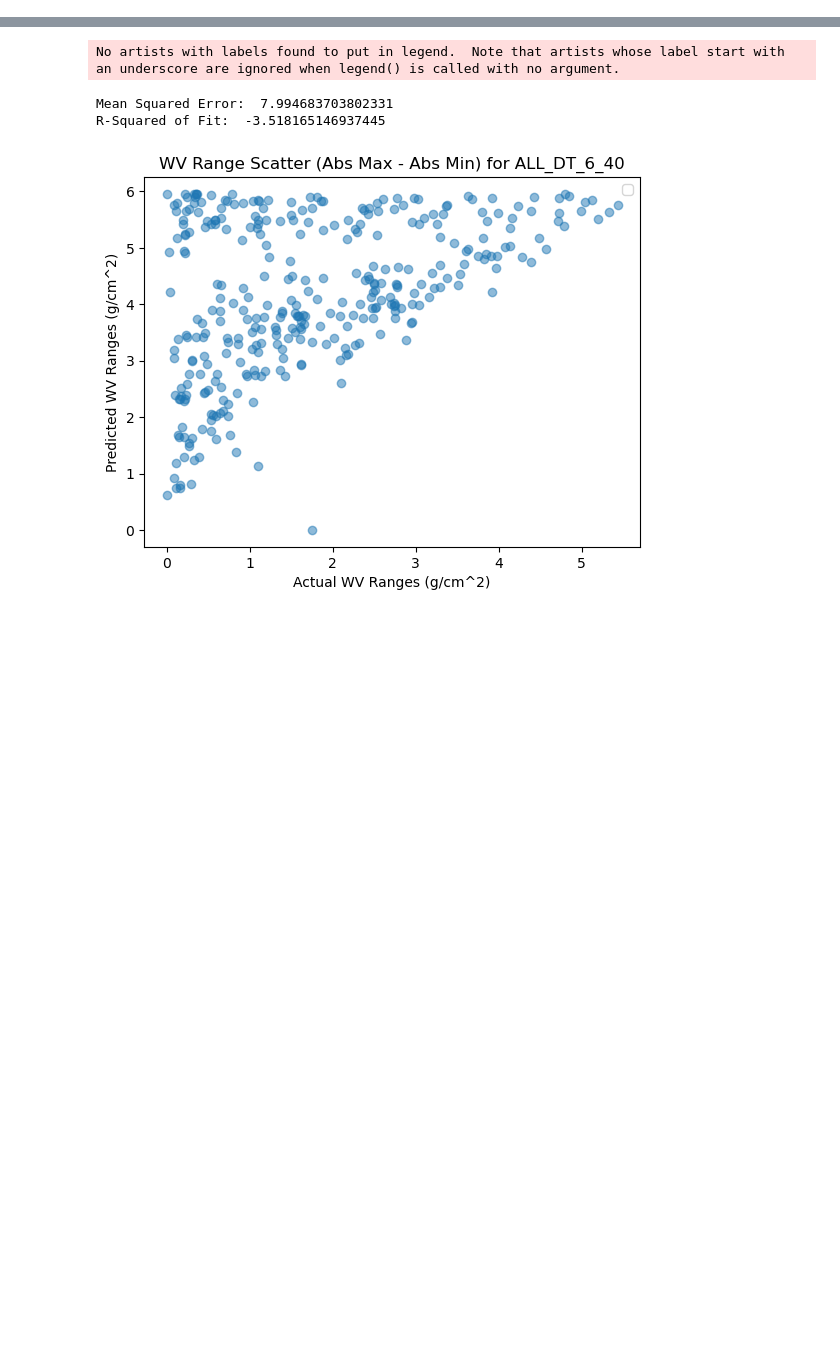
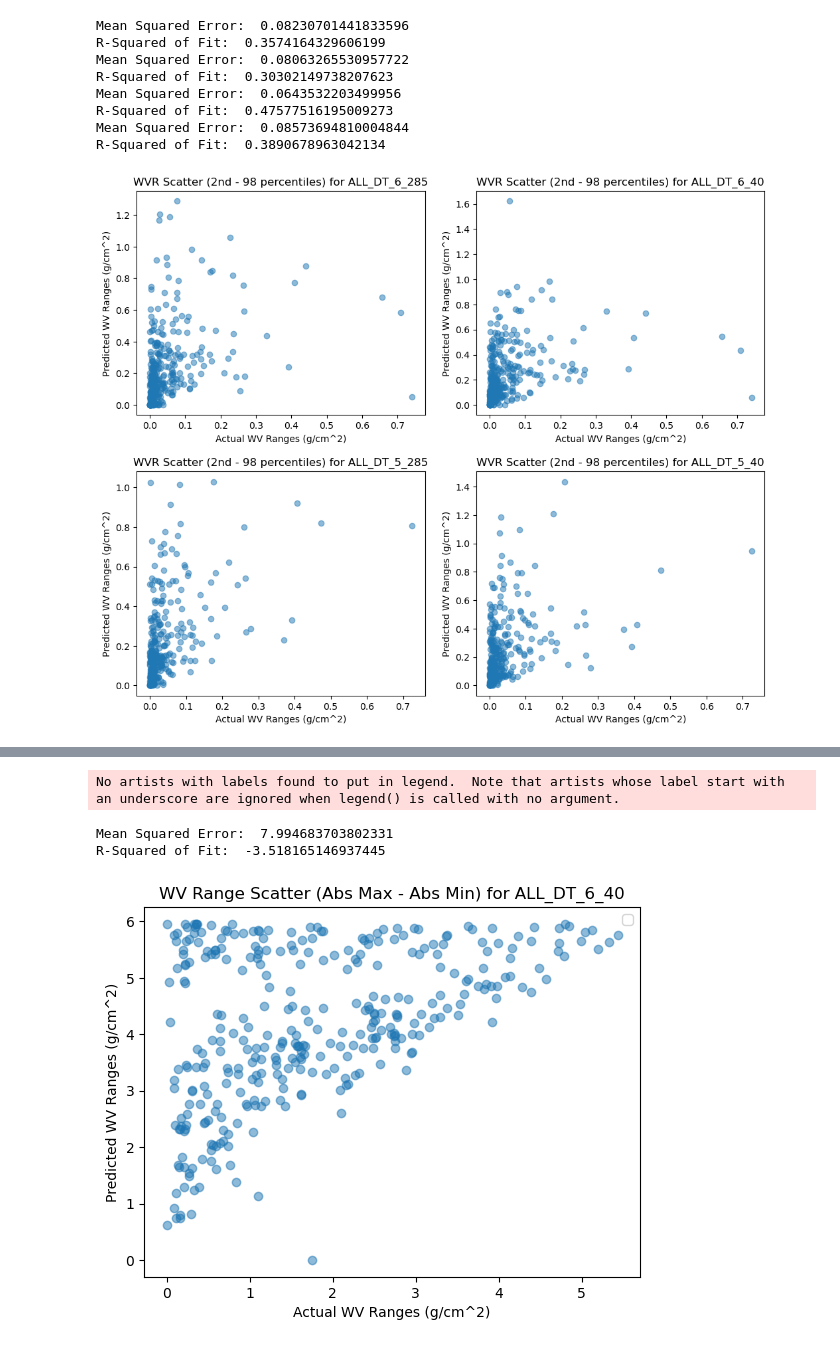
Before and after one commit to varunpatro1/water_vapor_estimation, a Jupyter notebook: full_emit/train_set_1725/range_scatter.ipynb, the cells around one changed output, grey strips where cells are left out. Drawn from its saved outputs; the diff is of its cells as text; code cells hidden in the pictures; blank space fills up the shorter version.

```diff
--- a/full_emit/train_set_1725/range_scatter.ipynb
+++ b/full_emit/train_set_1725/range_scatter.ipynb
@@ -18,0 +25,21 @@ import analysis.train_data_analysis
+# %%
+fnames_dt = ['../../../model_results/train_set_1725/first_run/all_dt_6_285.npz', '../../../model_results/train_set_1725/first_run/all_dt_6_40.npz', '../../../model_results/train_set_1725/first_run/all_dt_5_285.npz', \
+         '../../../model_results/train_set_1725/first_run/all_dt_5_40.npz']
+
+fnames_rf = ['../../../model_results/train_set_1725/first_run/all_rf_6_285.npz', '../../../model_results/train_set_1725/first_run/all_rf_6_40.npz', '../../../model_results/train_set_1725/first_run/all_rf_5_285.npz', \
+         '../../../model_results/train_set_1725/first_run/all_rf_5_40.npz']
+
+fnames_mlpreg = ['../../../model_results/train_set_1725/first_run/all_mlpreg_6_285.npz', '../../../model_results/train_set_1725/first_run/all_mlpreg_6_40.npz', '../../../model_results/train_set_1725/first_run/all_mlpreg_5_285.npz', \
+         '../../../model_results/train_set_1725/first_run/all_mlpreg_5_40.npz']
+# %%
+plot_scatter_permutations(fnames_dt, 'percentile')
+# %% [output]
+Mean Squared Error:  0.08230701441833596
+R-Squared of Fit:  0.3574164329606199
+Mean Squared Error:  0.08063265530957722
+R-Squared of Fit:  0.30302149738207623
+Mean Squared Error:  0.0643532203499956
+R-Squared of Fit:  0.47577516195009273
+Mean Squared Error:  0.08573694810004844
+R-Squared of Fit:  0.3890678963042134
+[figure, added]
```
Also changed, not shown: parts of 6 cells of this notebook, 9 other files.
